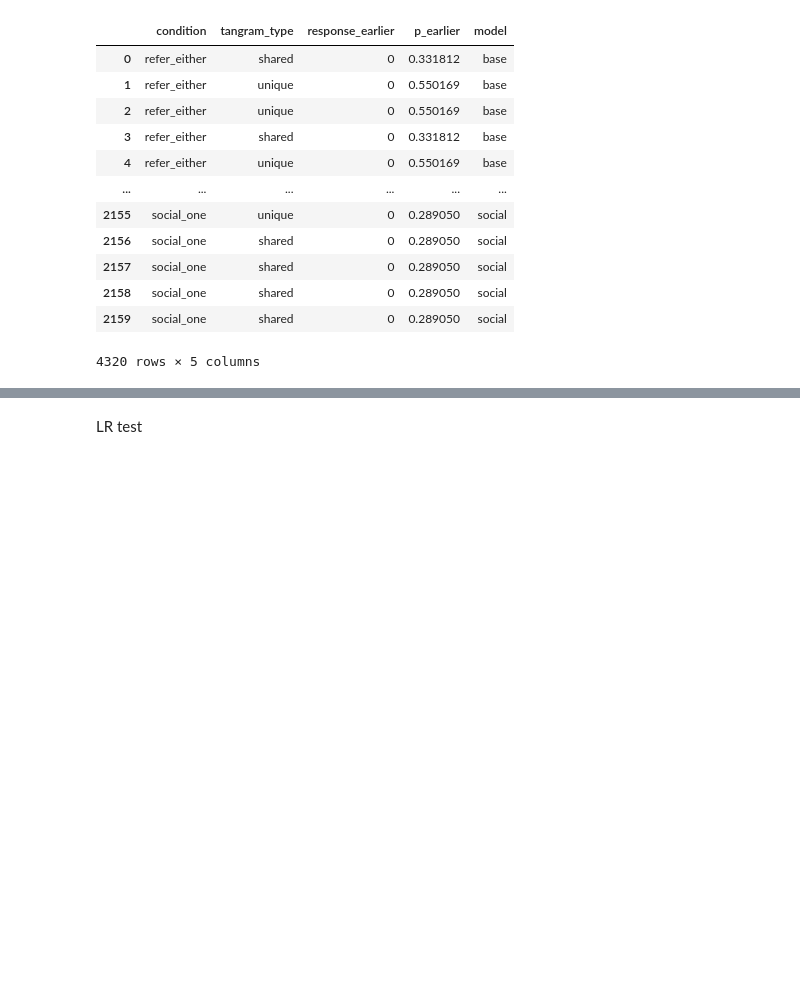
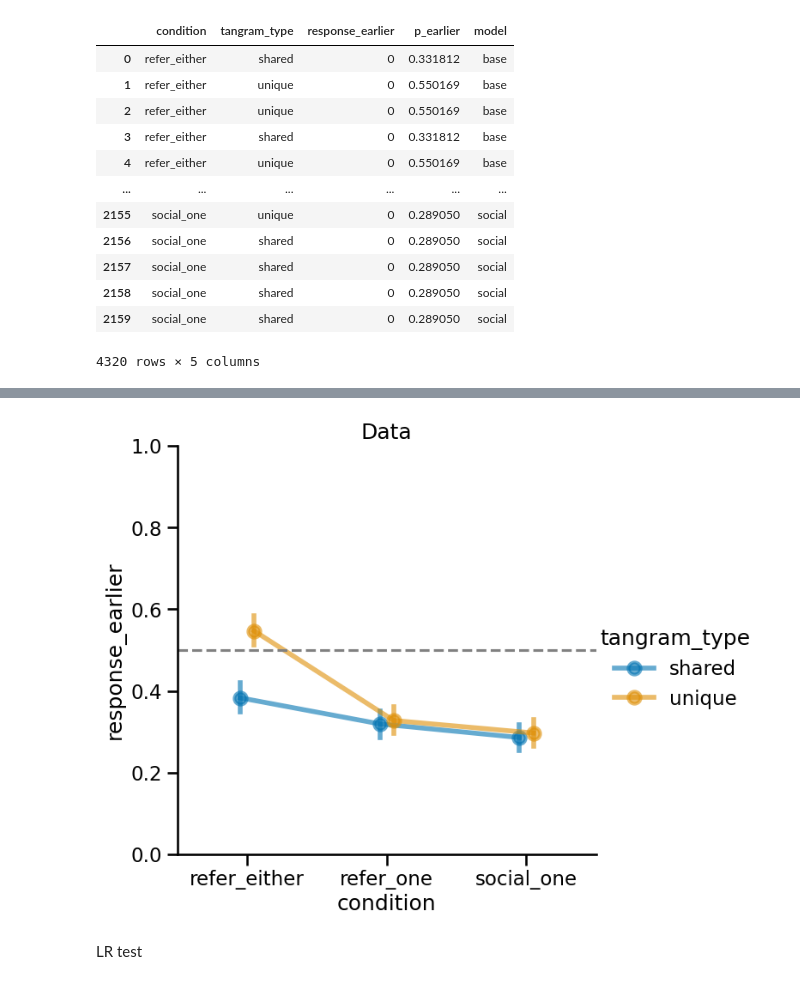
Before and after one commit to aliciamchen/code-switching, a Jupyter notebook: model/fit-predict-3pp-red-blue-earlier-later.ipynb, the cells around one changed output, grey strips where cells are left out. Cells and saved outputs as stored; diff of their text form; code cells hidden in the pictures; blank space fills up the shorter version.

```diff
--- a/model/fit-predict-3pp-red-blue-earlier-later.ipynb
+++ b/model/fit-predict-3pp-red-blue-earlier-later.ipynb
@@ -441,3 +441,21 @@ for ax, title in zip(g.axes.flat, titles):
+# %%
+g = sns.catplot(
+    data=preds_df,
+    x="condition",
+    y="response_earlier",
+    hue="tangram_type",
+    kind="point",
+    height=6,
+    aspect=1.1,
+    palette="colorblind",
+    dodge=0.1,
+    alpha=0.6
+)
+g.set(ylim=(0, 1), title="Data")
+for ax in g.axes.flat:
+    ax.axhline(0.5, ls="--", color="gray")
+# %% [output]
+[figure, added]
 # %% [markdown]
 LR test
 # %%
```
Also changed, not shown: parts of 1 cell of this notebook, 11 other files.
